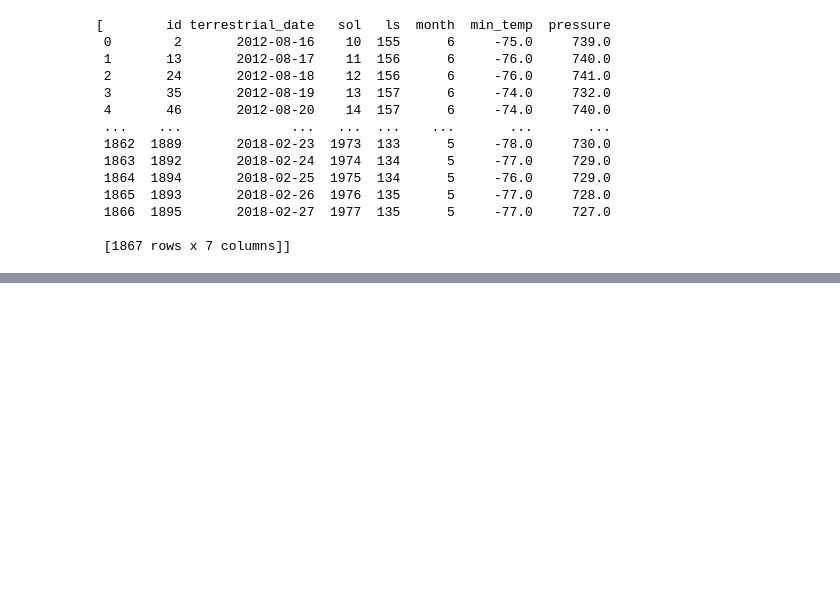
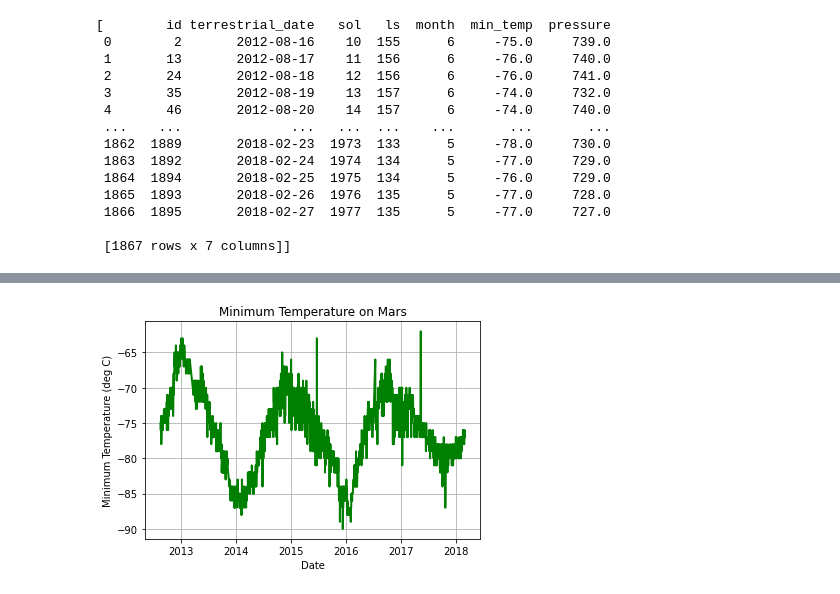
Before and after one commit to RexBas90/Mission-to-Mars, a Jupyter notebook: mars_data_challenge_part_2.ipynb, the cells around one changed output, grey strips where cells are left out. Saved outputs shown, nothing was run; the diff lists cells and outputs as text; code cells hidden in the pictures; blank space fills up the shorter version.

```diff
--- a/mars_data_challenge_part_2.ipynb
+++ b/mars_data_challenge_part_2.ipynb
@@ -176,0 +346,17 @@ mars_df
+# %%
+x_axis = mars_df['terrestrial_date']
+y_axis = mars_df['min_temp']
+# %%
+# Create the plot and add a label for the legend.
+plt.plot(x_axis, y_axis, color="green", linewidth=2)
+# Create labels for the x and y axes
+plt.xlabel("Date")
+plt.ylabel("Minimum Temperature (deg C)")
+# Create a title.
+plt.title("Minimum Temperature on Mars")
+# Add grid
+plt.grid()
+
+plt.show()
+# %% [output]
+[figure, added]
```
Also changed, not shown: parts of 28 cells of this notebook, 3 other files.
